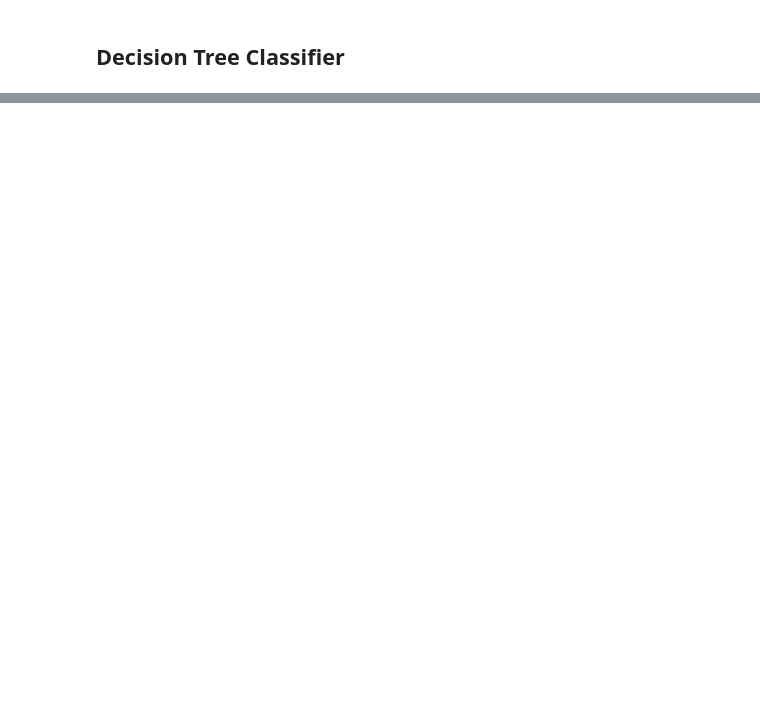
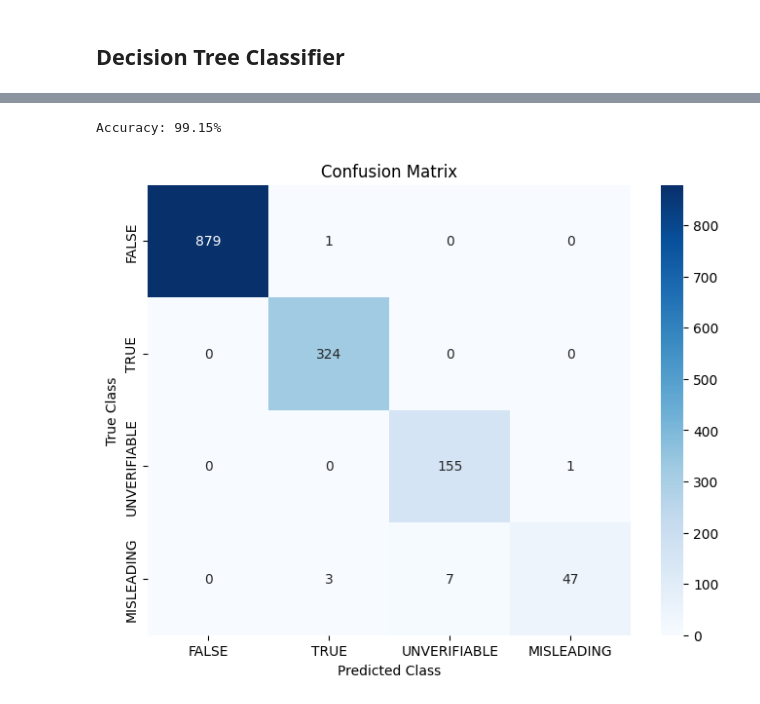
Before and after one commit to adakPaleczny/Fake_detector_MIO, a Jupyter notebook: MIO_fake_detector.ipynb, the cells around one changed output, grey strips where cells are left out. Cells and saved outputs as stored; diff of their text form; code cells hidden in the pictures; blank space fills up the shorter version.

Commit message:
Model with 99 accuracy

```diff
--- a/MIO_fake_detector.ipynb
+++ b/MIO_fake_detector.ipynb
@@ -251,0 +327,4 @@ dot: graph is too large for cairo-renderer bitmaps. Scaling by 0.665901 to fit
+# %%
+train, df_temp = train_test_split(df, test_size=0.25, stratify=df['statementState'], shuffle=True, random_state=123)
+validation, test = train_test_split(df, test_size=0.5,stratify=df['statementState'], shuffle=True, random_state=123)
+statementStateMap = { "FALSE": 0, "TRUE": 1, "UNVERIFIABLE": 2, "MISLEADING": 3 }
@@ -251,0 +352,15 @@ dot: graph is too large for cairo-renderer bitmaps. Scaling by 0.665901 to fit
+# %%
+from tensorflow.keras.layers import Bidirectional
+from tensorflow.keras.layers import Dropout
+
+#Setting up vocabulary size
+model1 = Sequential()
+model1.add(Embedding(voc_size, embedding_vector_features, input_length=sent_length))
+model1.add(Bidirectional(LSTM(100)))  # Bidirectional LSTM layer
+model1.add(Dropout(0.3))
+model1.add(Dense(4, activation='softmax'))  # Use softmax for multi-class classification
+model1.compile(loss='categorical_crossentropy', optimizer='adam', metrics=['accuracy'])  # Use categorical crossentropy
+print(model1.summary())
+
+# Train the model
+model1.fit(X_train, Y_train, validation_data=(X_test, Y_test), epochs=10, batch_size=64)
@@ -251,0 +386,2 @@ dot: graph is too large for cairo-renderer bitmaps. Scaling by 0.665901 to fit
+# %%
+pred = model1.predict(X_test)
@@ -251,0 +401,24 @@ dot: graph is too large for cairo-renderer bitmaps. Scaling by 0.665901 to fit
+# %%
+# Convert predicted probabilities to class labels
+pred_class = np.argmax(pred, axis=1)
+
+# If Y_test is one-hot encoded, convert it back to class labels
+Y_test_class = np.argmax(Y_test, axis=1)
+
+# Calculate accuracy
+accuracy = accuracy_score(Y_test_class, pred_class)
+print(f'Accuracy: {accuracy * 100:.2f}%')
+# %% [output]
+Accuracy: 99.15%
+# %%
+conf_matrix = confusion_matrix(Y_test_class, pred_class)
+
+# Plot confusion matrix
+plt.figure(figsize=(8, 6))
+sns.heatmap(conf_matrix, annot=True, fmt='d', cmap='Blues', xticklabels=["FALSE", "TRUE", "UNVERIFIABLE", "MISLEADING"], yticklabels=["FALSE", "TRUE", "UNVERIFIABLE", "MISLEADING"])
+plt.xlabel('Predicted Class')
+plt.ylabel('True Class')
+plt.title('Confusion Matrix')
+plt.show()
+# %% [output]
+[figure, added]
```
Also changed, not shown: parts of 18 cells of this notebook.
